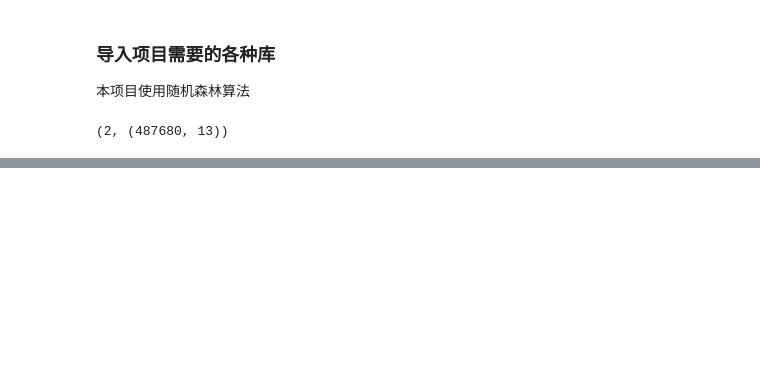
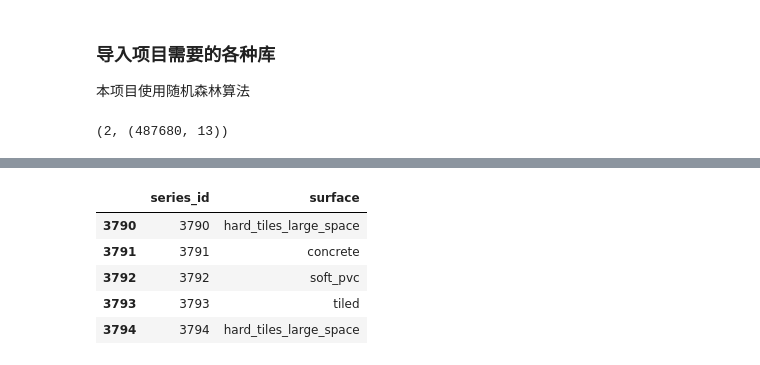
Before and after one commit to Johnson1602/kaggle-help-navigate-robots, a Jupyter notebook: Project 1.ipynb, the cells around one changed output, grey strips where cells are left out. Saved outputs shown, nothing was run; the diff lists cells and outputs as text; code cells hidden in the pictures; blank space fills up the shorter version.

```diff
--- a/Project 1.ipynb
+++ b/Project 1.ipynb
@@ -283,0 +108,9 @@ Wall time: 24.2 s
+# %%
+y_test.head()
+# %% [output]
+|  | series_id | surface |
+| 3790 | 3790 | hard_tiles_large_space |
+| 3791 | 3791 | concrete |
+| 3792 | 3792 | soft_pvc |
+| 3793 | 3793 | tiled |
+| 3794 | 3794 | hard_tiles_large_space |
```
Also changed, not shown: parts of 51 cells of this notebook.
